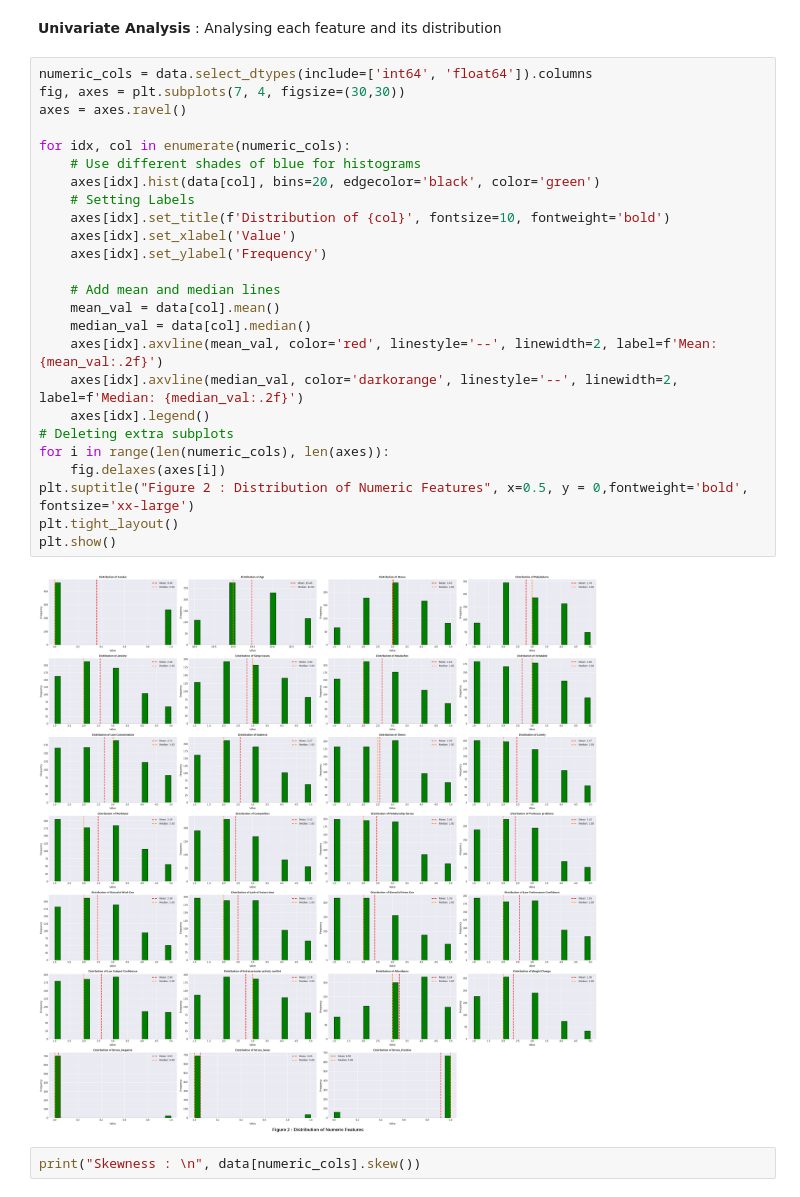
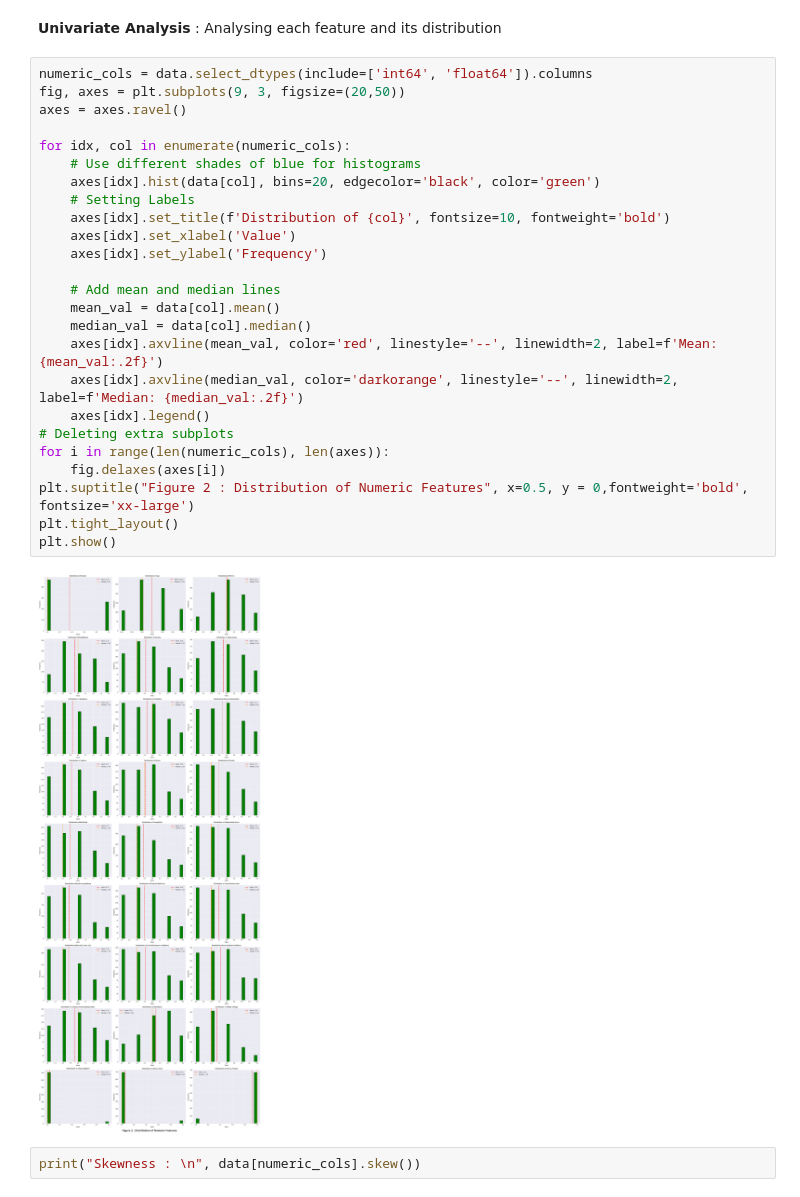
Before and after one commit to hamnahdurrani/Student_Stress_Survey_Analysis, a Jupyter notebook: Student_Stress_Survery_Analysis.ipynb, the cells around one changed output. Saved outputs shown, nothing was run; the diff lists cells and outputs as text.

```diff
--- a/Student_Stress_Survery_Analysis.ipynb
+++ b/Student_Stress_Survery_Analysis.ipynb
@@ -235,31 +235,31 @@ data = pd.concat([data, one_hot], axis=1)
 **Univariate Analysis** : Analysing each feature and its distribution
 # %%
 numeric_cols = data.select_dtypes(include=['int64', 'float64']).columns
-fig, axes = plt.subplots(7, 4, figsize=(30,30))
+fig, axes = plt.subplots(9, 3, figsize=(20,50))
 axes = axes.ravel()
 
 for idx, col in enumerate(numeric_cols):
     # Use different shades of blue for histograms
     axes[idx].hist(data[col], bins=20, edgecolor='black', color='green')
     # Setting Labels
     axes[idx].set_title(f'Distribution of {col}', fontsize=10, fontweight='bold')
     axes[idx].set_xlabel('Value')
     axes[idx].set_ylabel('Frequency')
 
     # Add mean and median lines
     mean_val = data[col].mean()
     median_val = data[col].median()
     axes[idx].axvline(mean_val, color='red', linestyle='--', linewidth=2, label=f'Mean: {mean_val:.2f}')
     axes[idx].axvline(median_val, color='darkorange', linestyle='--', linewidth=2, label=f'Median: {median_val:.2f}')
     axes[idx].legend()
 # Deleting extra subplots
 for i in range(len(numeric_cols), len(axes)):
     fig.delaxes(axes[i])
 plt.suptitle("Figure 2 : Distribution of Numeric Features", x=0.5, y = 0,fontweight='bold', fontsize='xx-large')
 plt.tight_layout()
 plt.show()
 # %% [output]
-[figure, old version]
+[figure, new version]
 # %%
 print("Skewness : \n", data[numeric_cols].skew())
 # %% [output]
```
